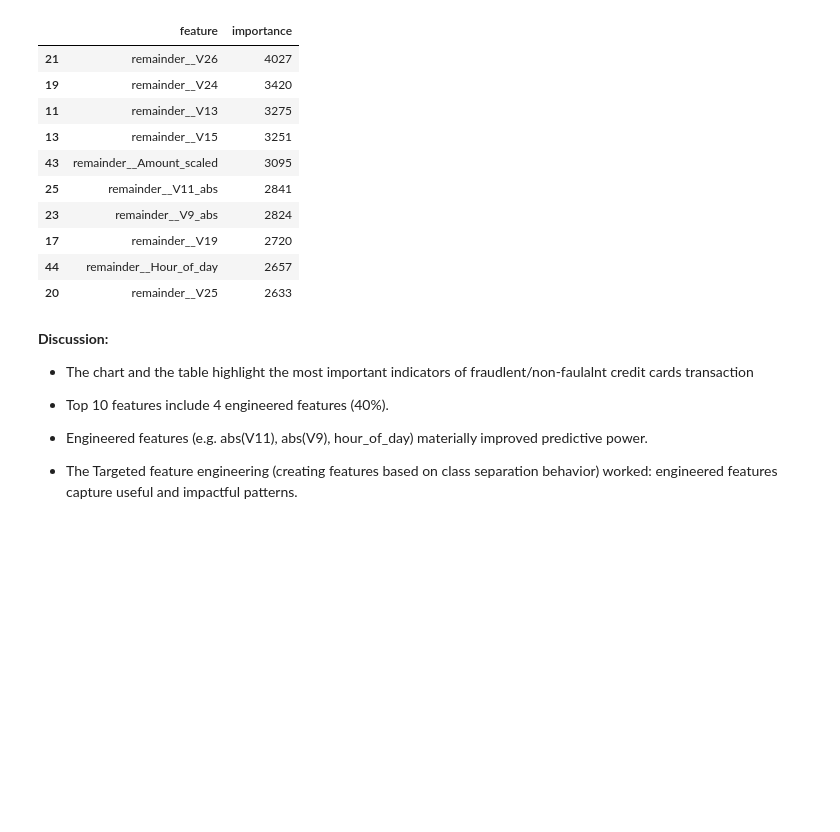
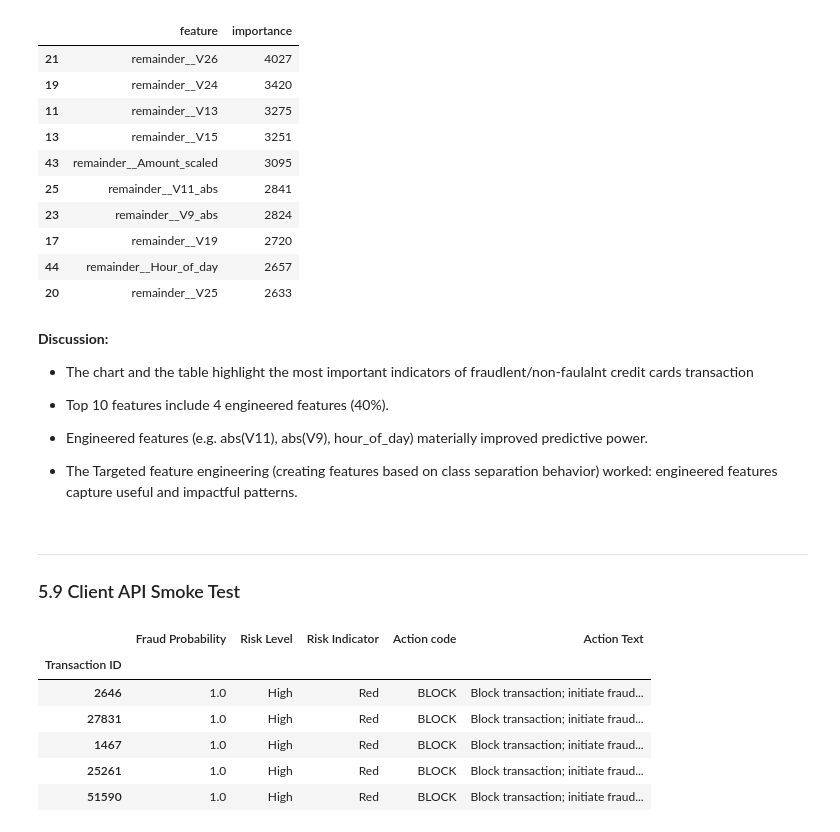
Before and after one commit to MohanadAlemam/fraud-detection-credit-card, a Jupyter notebook: notebooks/05_results_analysis.ipynb, the cells around one changed output. Cells and saved outputs as stored; diff of their text form; code cells hidden in the pictures; blank space fills up the shorter version.

```diff
--- a/notebooks/05_results_analysis.ipynb
+++ b/notebooks/05_results_analysis.ipynb
@@ -277,3 +277,7 @@ most_important_features
 - Engineered features (e.g. abs(V11), abs(V9), hour_of_day) materially improved predictive power.
 
 - The Targeted feature engineering (creating features based on class separation behavior) worked: engineered features capture useful and impactful patterns.
+# %% [markdown]
+----
+
+### 5.9 Client API Smoke Test
@@ -279,0 +288,10 @@ most_important_features
+# %%
+fraud_risk_assessment_table.head()
+# %% [output]
+|  | Fraud Probability | Risk Level | Risk Indicator | Action code | Action Text |
+| Transaction ID |  |  |  |  |  |
+| 2646 | 1.0 | High | Red | BLOCK | Block transaction; initiate fraud... |
+| 27831 | 1.0 | High | Red | BLOCK | Block transaction; initiate fraud... |
+| 1467 | 1.0 | High | Red | BLOCK | Block transaction; initiate fraud... |
+| 25261 | 1.0 | High | Red | BLOCK | Block transaction; initiate fraud... |
+| 51590 | 1.0 | High | Red | BLOCK | Block transaction; initiate fraud... |
```
Also changed, not shown: parts of 6 cells of this notebook.
